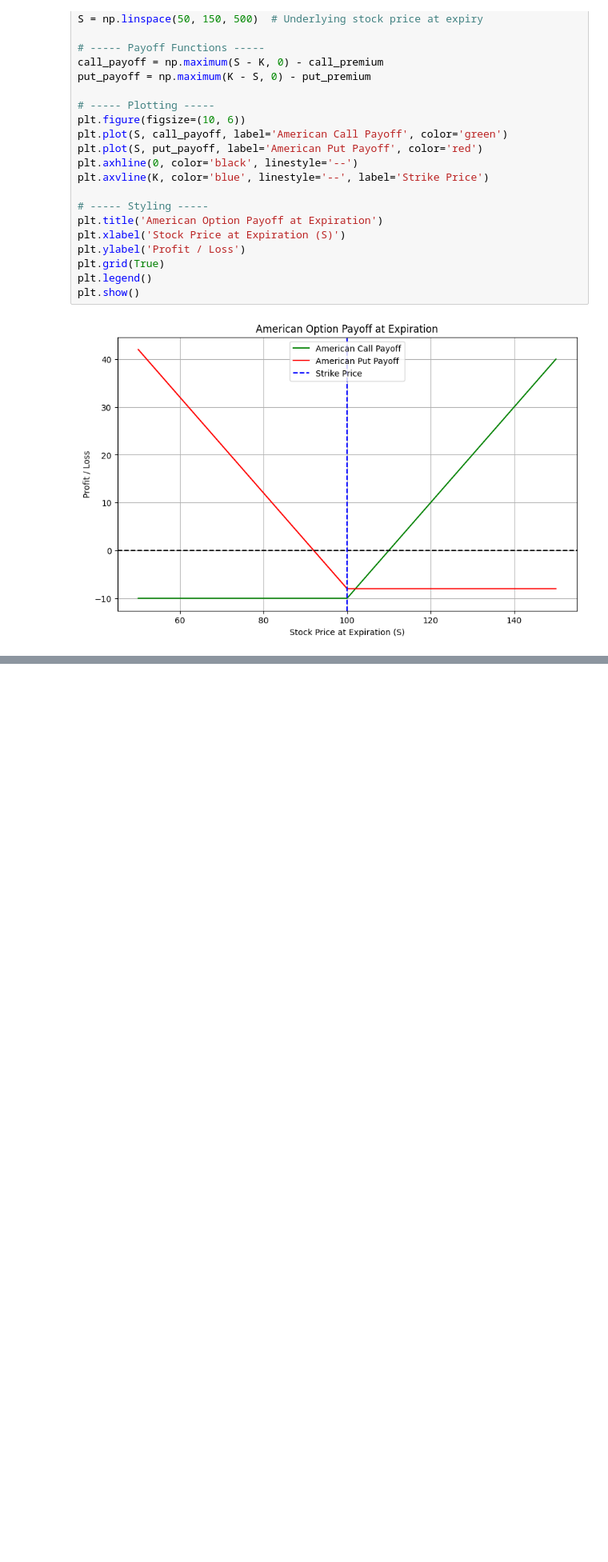
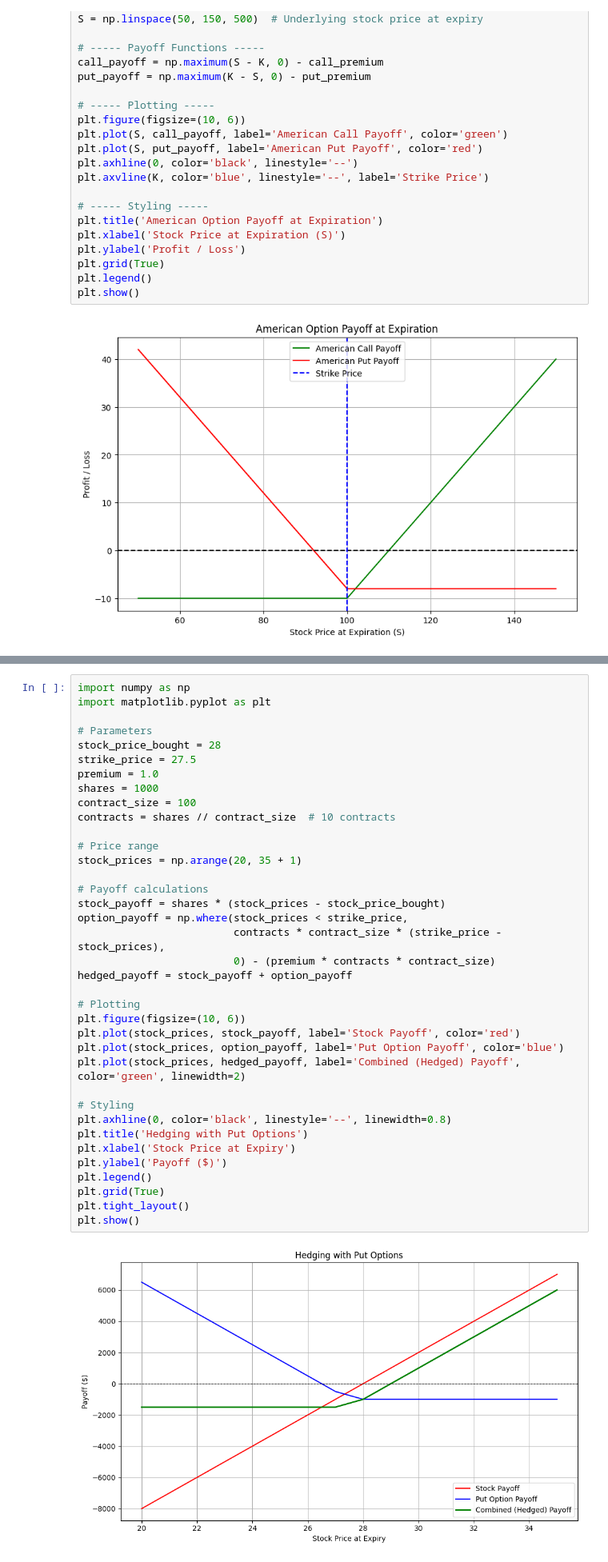
Before and after one commit to MohammedLike/Quantitative-Finance-Practice, a Jupyter notebook: Module 1/CQF Practical.ipynb, the cells around one changed output, grey strips where cells are left out. Shown at 80% size. Drawn from its saved outputs; the diff is of its cells as text; blank space fills up the shorter version.

```diff
--- a/Module 1/binomial_option_pricing.ipynb
+++ b/Module 1/CQF Practical.ipynb
@@ -1475,0 +1546,39 @@ plt.show()
+# %%
+import numpy as np
+import matplotlib.pyplot as plt
+
+# Parameters
+stock_price_bought = 28
+strike_price = 27.5
+premium = 1.0
+shares = 1000
+contract_size = 100
+contracts = shares // contract_size  # 10 contracts
+
+# Price range
+stock_prices = np.arange(20, 35 + 1)
+
+# Payoff calculations
+stock_payoff = shares * (stock_prices - stock_price_bought)
+option_payoff = np.where(stock_prices < strike_price,
+                         contracts * contract_size * (strike_price - stock_prices),
+                         0) - (premium * contracts * contract_size)
+hedged_payoff = stock_payoff + option_payoff
+
+# Plotting
+plt.figure(figsize=(10, 6))
+plt.plot(stock_prices, stock_payoff, label='Stock Payoff', color='red')
+plt.plot(stock_prices, option_payoff, label='Put Option Payoff', color='blue')
+plt.plot(stock_prices, hedged_payoff, label='Combined (Hedged) Payoff', color='green', linewidth=2)
+
+# Styling
+plt.axhline(0, color='black', linestyle='--', linewidth=0.8)
+plt.title('Hedging with Put Options')
+plt.xlabel('Stock Price at Expiry')
+plt.ylabel('Payoff ($)')
+plt.legend()
+plt.grid(True)
+plt.tight_layout()
+plt.show()
+# %% [output]
+[figure, added]
```
Also changed, not shown: parts of 2 cells of this notebook.
